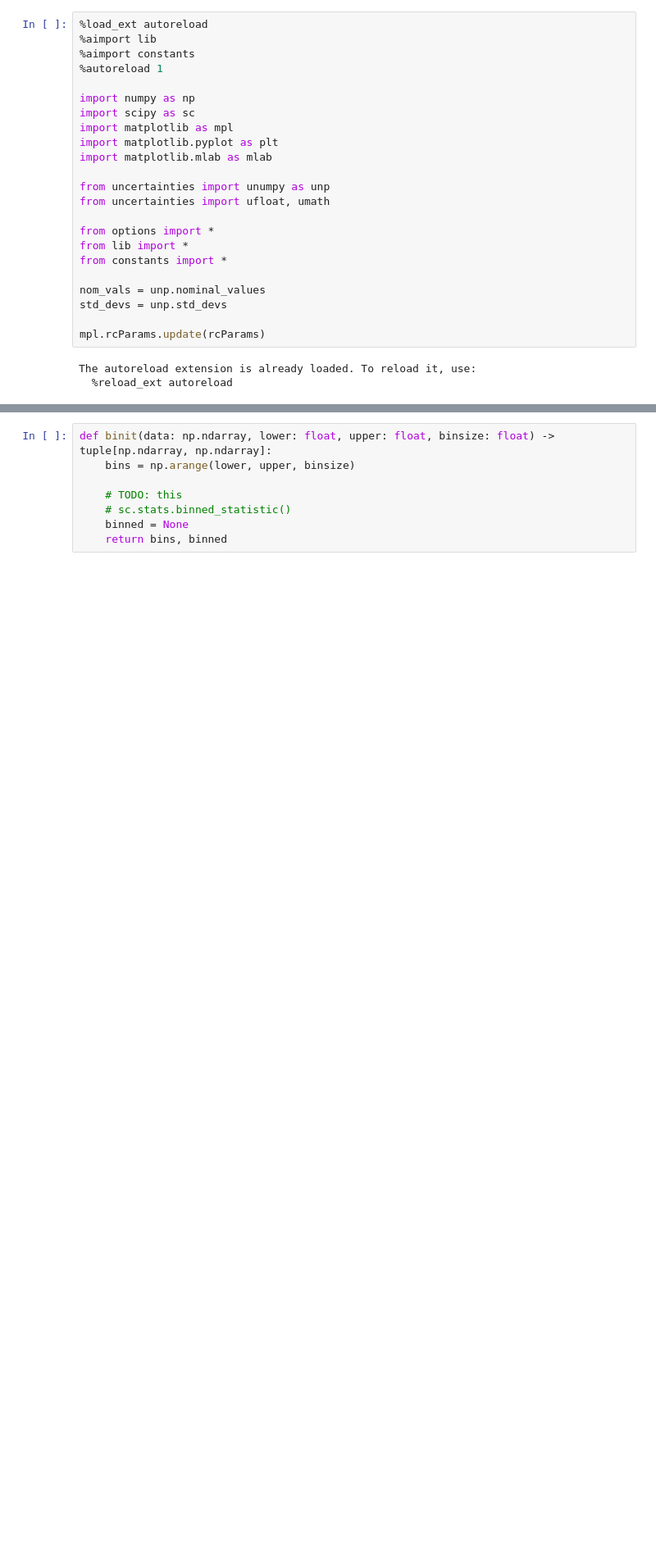
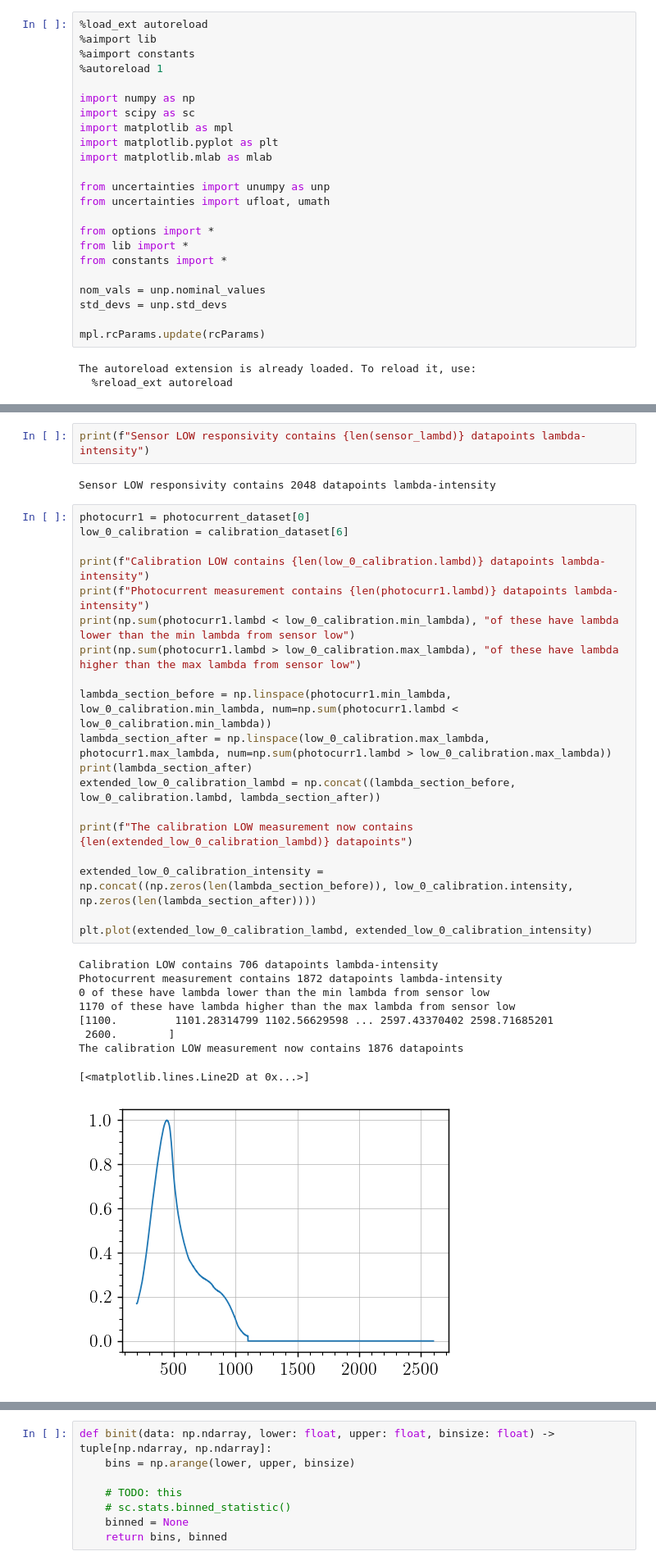
Before and after one commit to TomVdt/TPIII, a Jupyter notebook: 06-photoemission-interne/analyse/exp2_calibration.ipynb, the cells around one changed output, grey strips where cells are left out. Shown at 82% size. Cells and saved outputs as stored; diff of their text form; blank space fills up the shorter version.

```diff
--- a/06-photoemission-interne/analyse/exp2_calibration.ipynb
+++ b/06-photoemission-interne/analyse/exp2_calibration.ipynb
@@ -26,0 +32,33 @@ The autoreload extension is already loaded. To reload it, use:
+# %%
+print(f"Sensor LOW responsivity contains {len(sensor_lambd)} datapoints lambda-intensity")
+# %% [output]
+Sensor LOW responsivity contains 2048 datapoints lambda-intensity
+# %%
+photocurr1 = photocurrent_dataset[0]
+low_0_calibration = calibration_dataset[6]
+
+print(f"Calibration LOW contains {len(low_0_calibration.lambd)} datapoints lambda-intensity")
+print(f"Photocurrent measurement contains {len(photocurr1.lambd)} datapoints lambda-intensity")
+print(np.sum(photocurr1.lambd < low_0_calibration.min_lambda), "of these have lambda lower than the min lambda from sensor low")
+print(np.sum(photocurr1.lambd > low_0_calibration.max_lambda), "of these have lambda higher than the max lambda from sensor low")
+
+lambda_section_before = np.linspace(photocurr1.min_lambda, low_0_calibration.min_lambda, num=np.sum(photocurr1.lambd < low_0_calibration.min_lambda))
+lambda_section_after = np.linspace(low_0_calibration.max_lambda, photocurr1.max_lambda, num=np.sum(photocurr1.lambd > low_0_calibration.max_lambda))
+print(lambda_section_after)
+extended_low_0_calibration_lambd = np.concat((lambda_section_before, low_0_calibration.lambd, lambda_section_after))
+
+print(f"The calibration LOW measurement now contains {len(extended_low_0_calibration_lambd)} datapoints")
+
+extended_low_0_calibration_intensity = np.concat((np.zeros(len(lambda_section_before)), low_0_calibration.intensity, np.zeros(len(lambda_section_after))))
+
+plt.plot(extended_low_0_calibration_lambd, extended_low_0_calibration_intensity)
+# %% [output]
+Calibration LOW contains 706 datapoints lambda-intensity
+Photocurrent measurement contains 1872 datapoints lambda-intensity
+0 of these have lambda lower than the min lambda from sensor low
+1170 of these have lambda higher than the max lambda from sensor low
+[1100.         1101.28314799 1102.56629598 ... 2597.43370402 2598.71685201
+ 2600.        ]
+The calibration LOW measurement now contains 1876 datapoints
+[<matplotlib.lines.Line2D at 0x...>]
+[figure, added]
```
Also changed, not shown: parts of 11 cells of this notebook, 10 other files.
